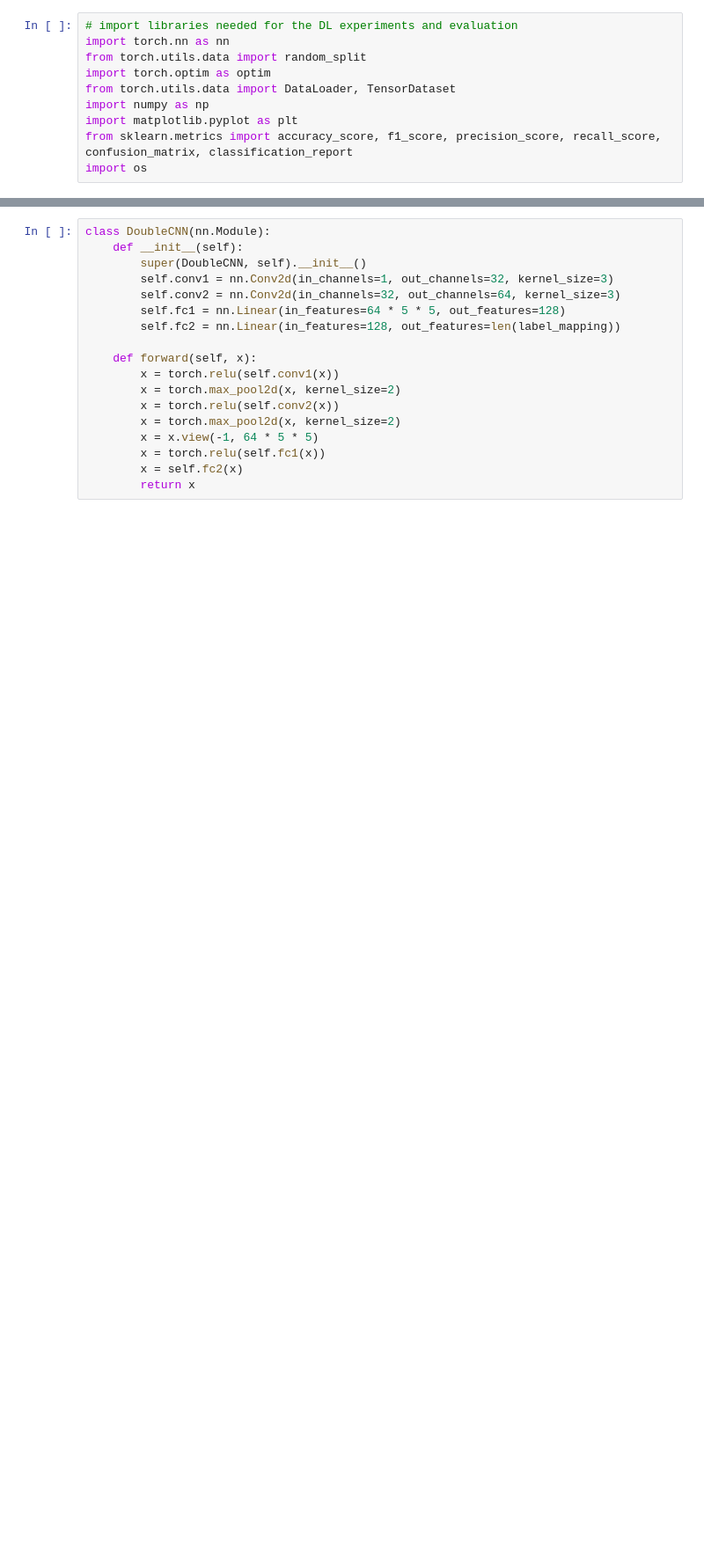
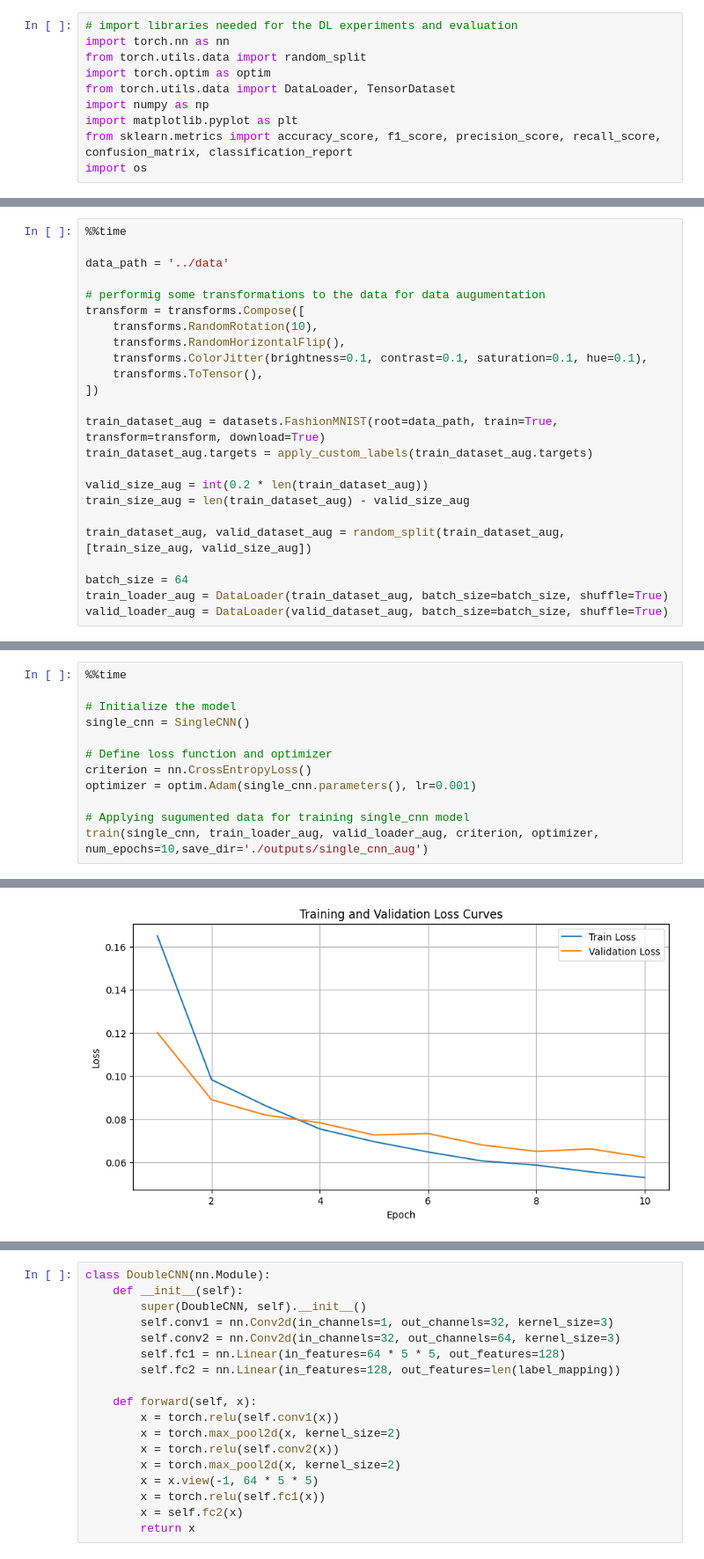
Before and after one commit to lavanya463/mnist_ds_project, a Jupyter notebook: src/fashion_mnist.ipynb, the cells around one changed output, grey strips where cells are left out. Shown: that part at 88% size. Drawn from its saved outputs; the diff is of its cells as text; blank space fills up the shorter version.

```diff
--- a/src/fashion_mnist.ipynb
+++ b/src/fashion_mnist.ipynb
@@ -136,0 +238,24 @@ def evaluate(model, test_loader, num_classes):
+# %%
+%%time
+
+data_path = '../data'
+
+# performig some transformations to the data for data augumentation
+transform = transforms.Compose([
+    transforms.RandomRotation(10),
+    transforms.RandomHorizontalFlip(),
+    transforms.ColorJitter(brightness=0.1, contrast=0.1, saturation=0.1, hue=0.1),
+    transforms.ToTensor(),
+])
+
+train_dataset_aug = datasets.FashionMNIST(root=data_path, train=True, transform=transform, download=True)
+train_dataset_aug.targets = apply_custom_labels(train_dataset_aug.targets)
+
+valid_size_aug = int(0.2 * len(train_dataset_aug))
+train_size_aug = len(train_dataset_aug) - valid_size_aug
+
+train_dataset_aug, valid_dataset_aug = random_split(train_dataset_aug, [train_size_aug, valid_size_aug])
+
+batch_size = 64
+train_loader_aug = DataLoader(train_dataset_aug, batch_size=batch_size, shuffle=True)
+valid_loader_aug = DataLoader(valid_dataset_aug, batch_size=batch_size, shuffle=True)
@@ -136,0 +265,13 @@ def evaluate(model, test_loader, num_classes):
+# %%
+%%time
+
+# Initialize the model
+single_cnn = SingleCNN()
+
+# Define loss function and optimizer
+criterion = nn.CrossEntropyLoss()
+optimizer = optim.Adam(single_cnn.parameters(), lr=0.001)
+
+# Applying sugumented data for training single_cnn model
+train(single_cnn, train_loader_aug, valid_loader_aug, criterion, optimizer, num_epochs=10,save_dir='./outputs/single_cnn_aug')
+# %% [output]
@@ -136,0 +298 @@ def evaluate(model, test_loader, num_classes):
+[figure, added]
```
Also changed, not shown: parts of 32 cells of this notebook, 2 other files.
